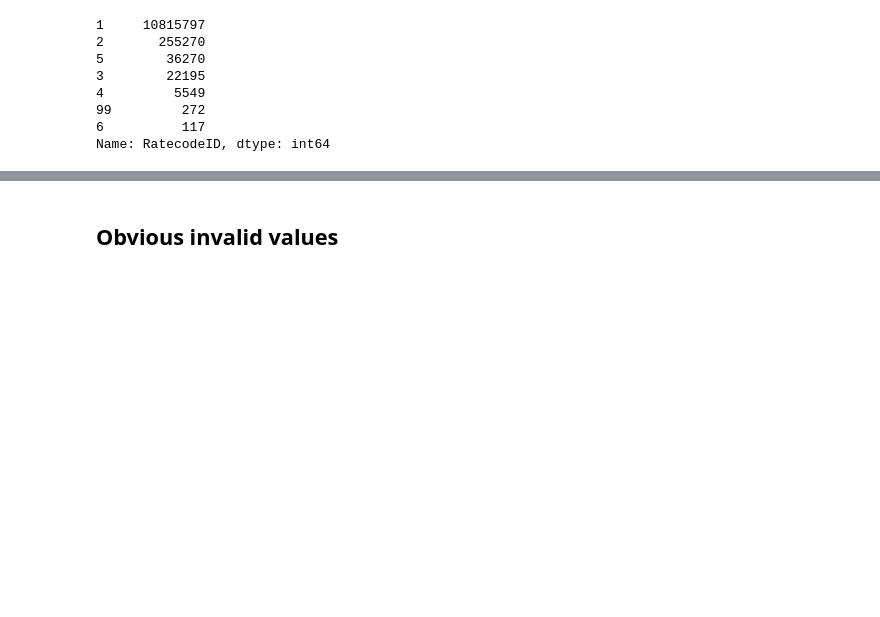
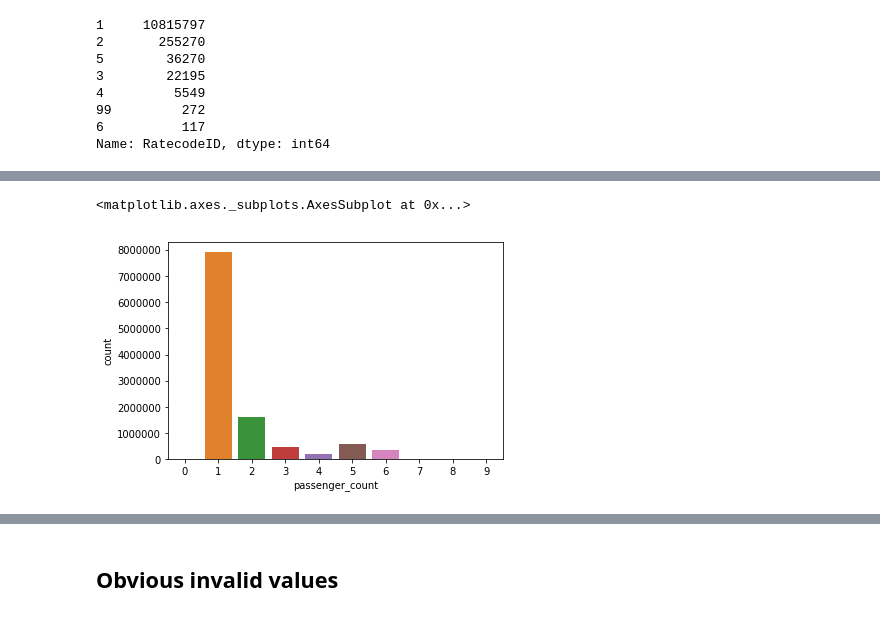
Before and after one commit to Sitorias/TaxiPrediction, a Jupyter notebook: Data_cleaning.ipynb, the cells around one changed output, grey strips where cells are left out. Saved outputs shown, nothing was run; the diff lists cells and outputs as text; code cells hidden in the pictures; blank space fills up the shorter version.

```diff
--- a/Data_cleaning.ipynb
+++ b/Data_cleaning.ipynb
@@ -22,0 +29,5 @@ Name: RatecodeID, dtype: int64
+# %%
+sns.countplot(data.passenger_count)
+# %% [output]
+<matplotlib.axes._subplots.AxesSubplot at 0x...>
+[figure, added]
```
Also changed, not shown: parts of 38 cells of this notebook.
